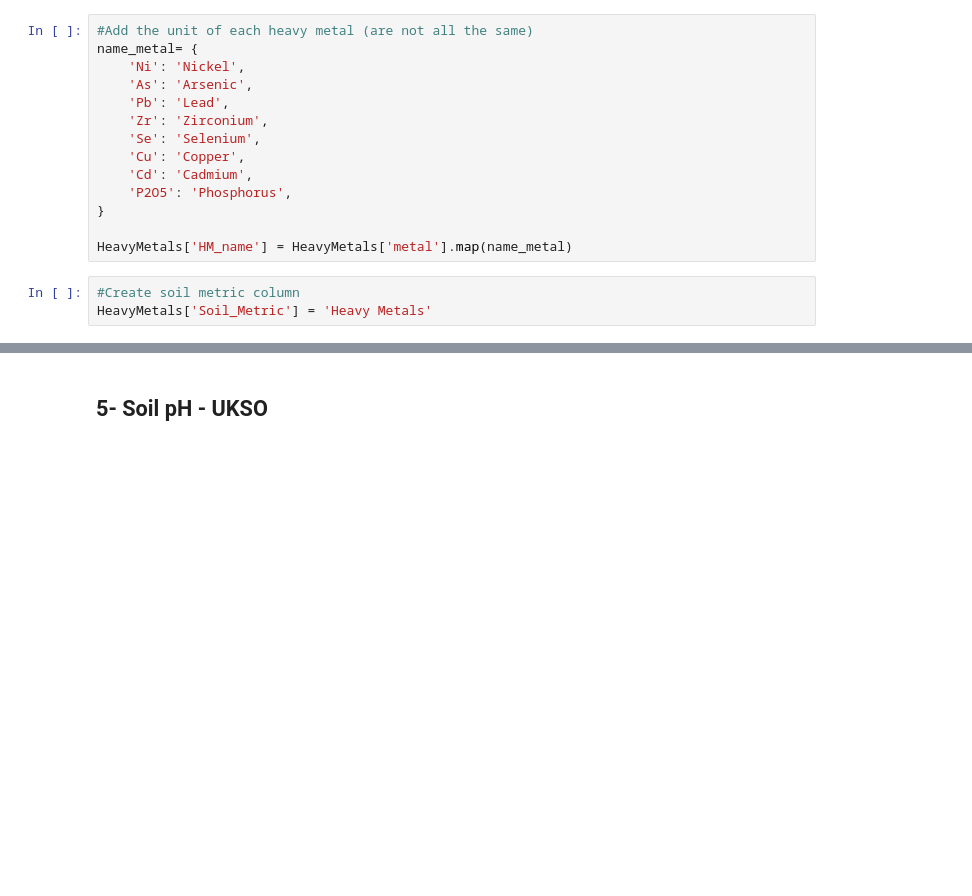
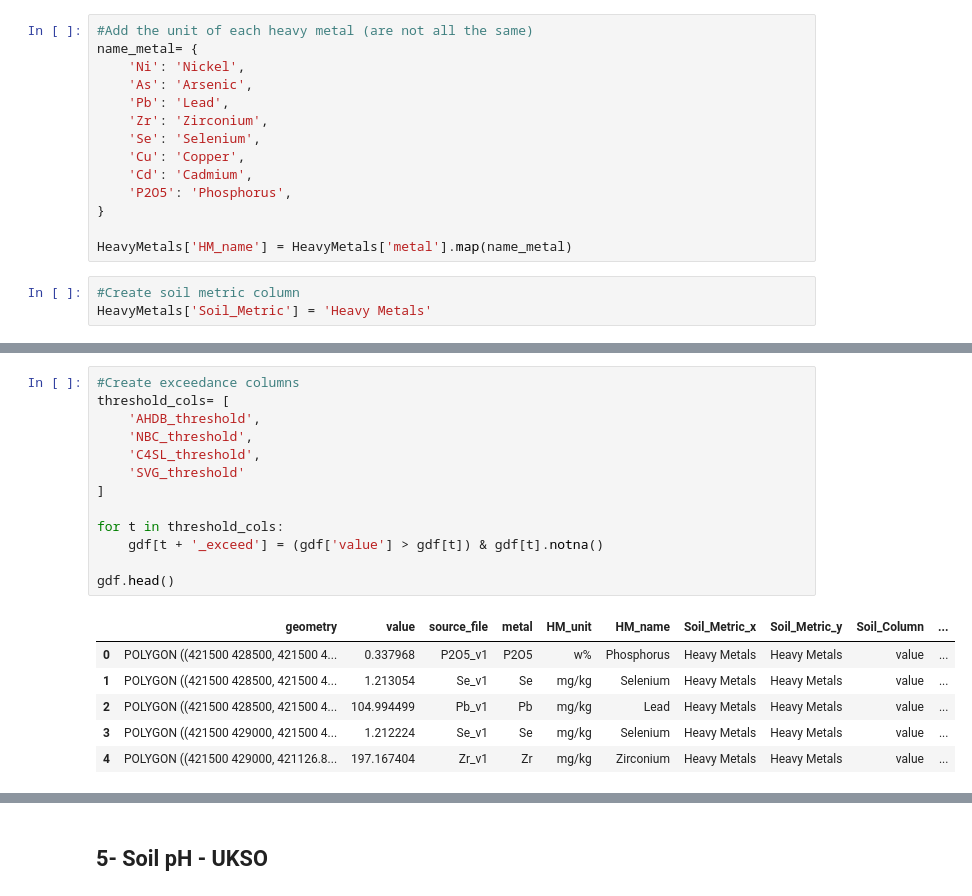
Before and after one commit to MarionC749/LIDA-SEEDS, a Jupyter notebook: Data_Processing/2-SEEDS_soil_health.ipynb, the cells around one changed output, grey strips where cells are left out. Saved outputs shown, nothing was run; the diff lists cells and outputs as text; blank space fills up the shorter version.

```diff
--- a/Data_Processing/2-SEEDS_soil_health.ipynb
+++ b/Data_Processing/2-SEEDS_soil_health.ipynb
@@ -553,0 +579,20 @@ HeavyMetals['Soil_Metric'] = 'Heavy Metals'
+# %%
+#Create exceedance columns
+threshold_cols= [
+    'AHDB_threshold',
+    'NBC_threshold',
+    'C4SL_threshold',
+    'SVG_threshold'
+]
+
+for t in threshold_cols:
+    gdf[t + '_exceed'] = (gdf['value'] > gdf[t]) & gdf[t].notna()
+
+gdf.head()
+# %% [output]
+|  | geometry | value | source_file | metal | HM_unit | HM_name | Soil_Metric_x | Soil_Metric_y | Soil_Column | ... |
+| 0 | POLYGON ((421500 428500, 421500 4... | 0.337968 | P2O5_v1 | P2O5 | w% | Phosphorus | Heavy Metals | Heavy Metals | value | ... |
+| 1 | POLYGON ((421500 428500, 421500 4... | 1.213054 | Se_v1 | Se | mg/kg | Selenium | Heavy Metals | Heavy Metals | value | ... |
+| 2 | POLYGON ((421500 428500, 421500 4... | 104.994499 | Pb_v1 | Pb | mg/kg | Lead | Heavy Metals | Heavy Metals | value | ... |
+| 3 | POLYGON ((421500 429000, 421500 4... | 1.212224 | Se_v1 | Se | mg/kg | Selenium | Heavy Metals | Heavy Metals | value | ... |
+| 4 | POLYGON ((421500 429000, 421126.8... | 197.167404 | Zr_v1 | Zr | mg/kg | Zirconium | Heavy Metals | Heavy Metals | value | ... |
```
Also changed, not shown: parts of 5 cells of this notebook, 12 other files.
